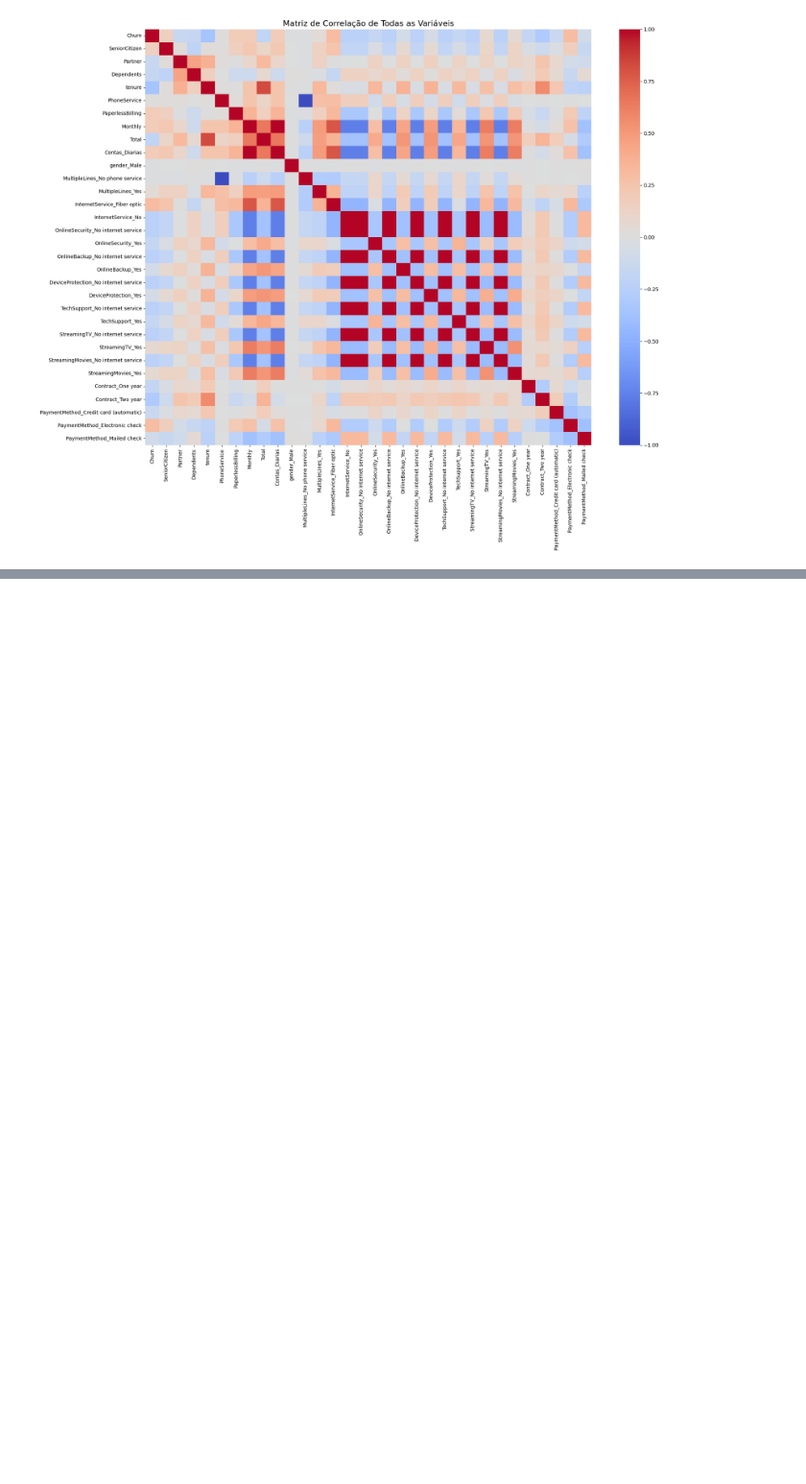
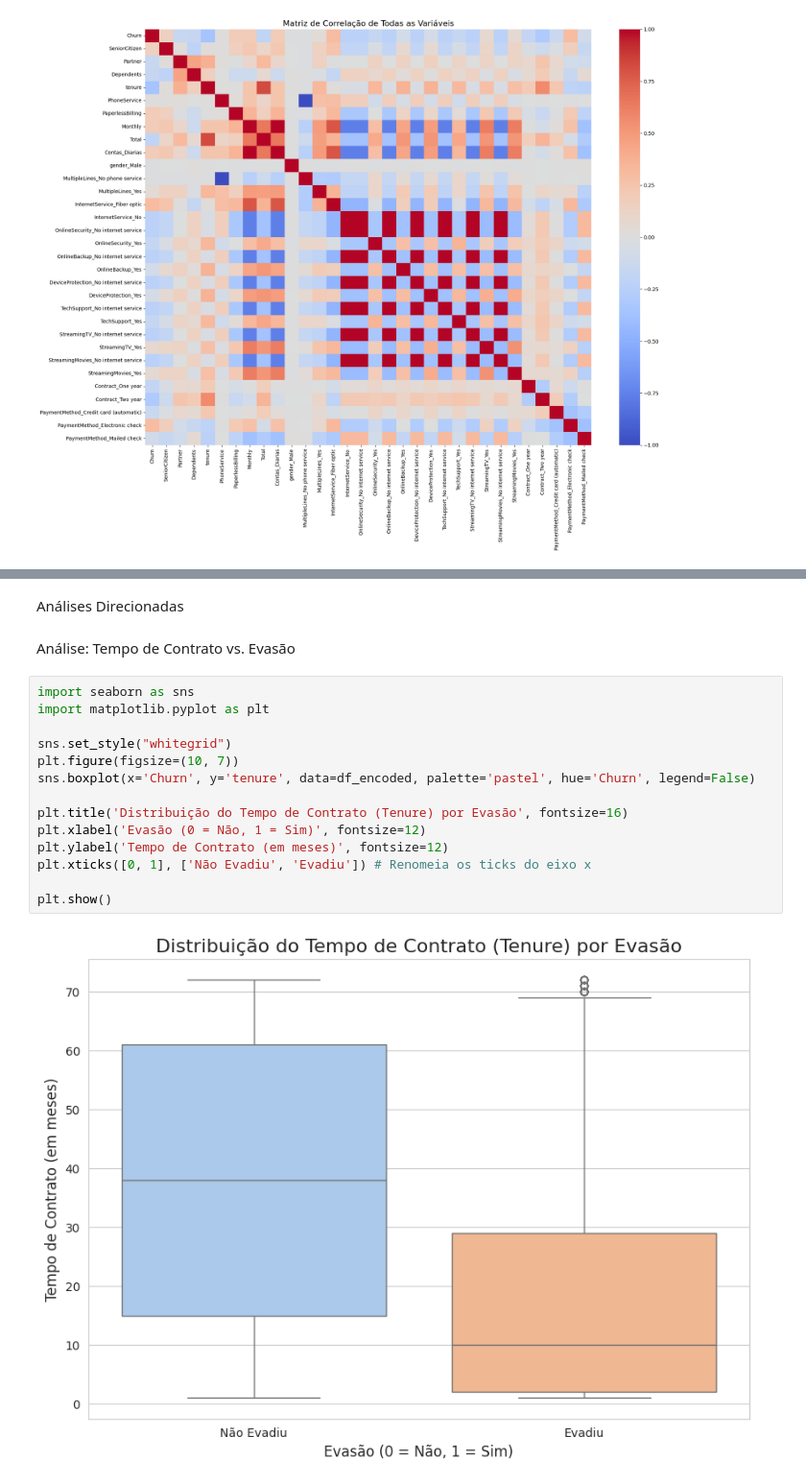
Before and after one commit to jhonatanwsds/TelecomX_BR_Modelagem, a Jupyter notebook: TelecomX_BR_Modelagem.ipynb, the cells around one changed output, grey strips where cells are left out. Shown at 96% size. Saved outputs shown, nothing was run; the diff lists cells and outputs as text; blank space fills up the shorter version.

```diff
--- a/TelecomX_BR_Modelagem.ipynb
+++ b/TelecomX_BR_Modelagem.ipynb
@@ -266,0 +293,20 @@ Calculando a matriz de correlação...
+# %% [markdown]
+Análises Direcionadas
+# %% [markdown]
+Análise: Tempo de Contrato vs. Evasão
+# %%
+import seaborn as sns
+import matplotlib.pyplot as plt
+
+sns.set_style("whitegrid")
+plt.figure(figsize=(10, 7))
+sns.boxplot(x='Churn', y='tenure', data=df_encoded, palette='pastel', hue='Churn', legend=False)
+
+plt.title('Distribuição do Tempo de Contrato (Tenure) por Evasão', fontsize=16)
+plt.xlabel('Evasão (0 = Não, 1 = Sim)', fontsize=12)
+plt.ylabel('Tempo de Contrato (em meses)', fontsize=12)
+plt.xticks([0, 1], ['Não Evadiu', 'Evadiu']) # Renomeia os ticks do eixo x
+
+plt.show()
+# %% [output]
+[figure, added]
```
Also changed, not shown: parts of 5 cells of this notebook.
